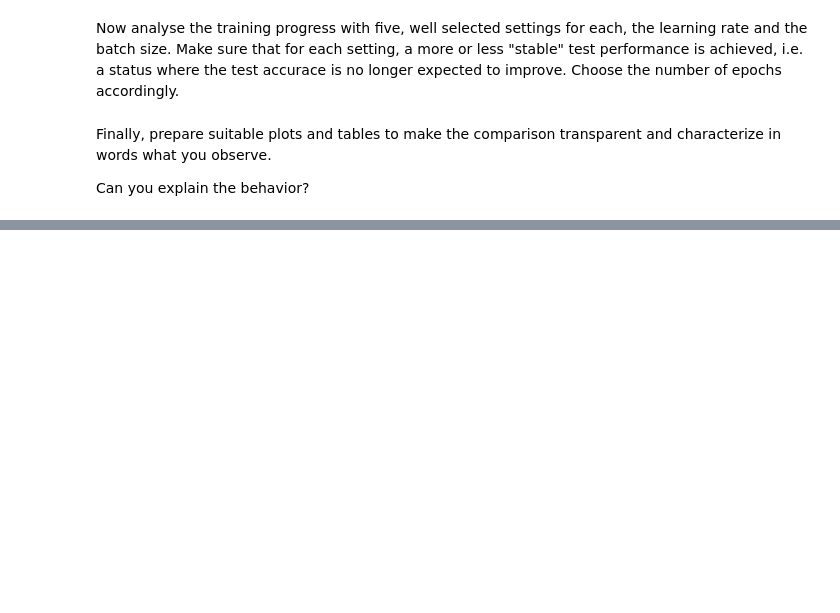
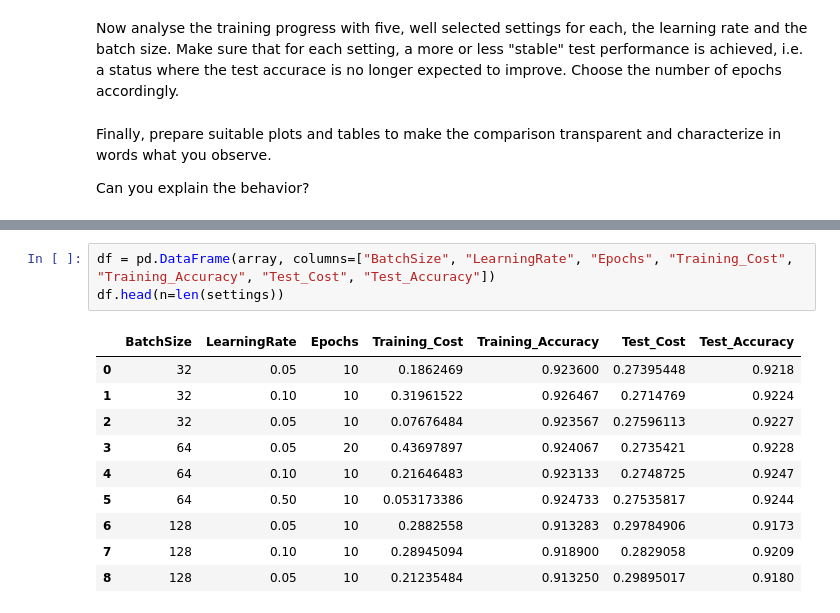
Before and after one commit to florianbaer/MSE-DeLearn, a Jupyter notebook: SW02/ex3-MINST-classification/pw02_softmax_classification_stud.ipynb, the cells around one changed output, grey strips where cells are left out. Cells and saved outputs as stored; diff of their text form; blank space fills up the shorter version.

```diff
--- a/SW02/ex3-MINST-classification/pw02_softmax_classification_stud.ipynb
+++ b/SW02/ex3-MINST-classification/pw02_softmax_classification_stud.ipynb
@@ -432,0 +550,14 @@ Can you explain the behavior?
+# %%
+df = pd.DataFrame(array, columns=["BatchSize", "LearningRate", "Epochs", "Training_Cost", "Training_Accuracy", "Test_Cost", "Test_Accuracy"])
+df.head(n=len(settings))
+# %% [output]
+|  | BatchSize | LearningRate | Epochs | Training_Cost | Training_Accuracy | Test_Cost | Test_Accuracy |
+| 0 | 32 | 0.05 | 10 | 0.1862469 | 0.923600 | 0.27395448 | 0.9218 |
+| 1 | 32 | 0.10 | 10 | 0.31961522 | 0.926467 | 0.2714769 | 0.9224 |
+| 2 | 32 | 0.05 | 10 | 0.07676484 | 0.923567 | 0.27596113 | 0.9227 |
+| 3 | 64 | 0.05 | 20 | 0.43697897 | 0.924067 | 0.2735421 | 0.9228 |
+| 4 | 64 | 0.10 | 10 | 0.21646483 | 0.923133 | 0.2748725 | 0.9247 |
+| 5 | 64 | 0.50 | 10 | 0.053173386 | 0.924733 | 0.27535817 | 0.9244 |
+| 6 | 128 | 0.05 | 10 | 0.2882558 | 0.913283 | 0.29784906 | 0.9173 |
+| 7 | 128 | 0.10 | 10 | 0.28945094 | 0.918900 | 0.2829058 | 0.9209 |
+| 8 | 128 | 0.05 | 10 | 0.21235484 | 0.913250 | 0.29895017 | 0.9180 |
```
Also changed, not shown: parts of 3 cells of this notebook.
